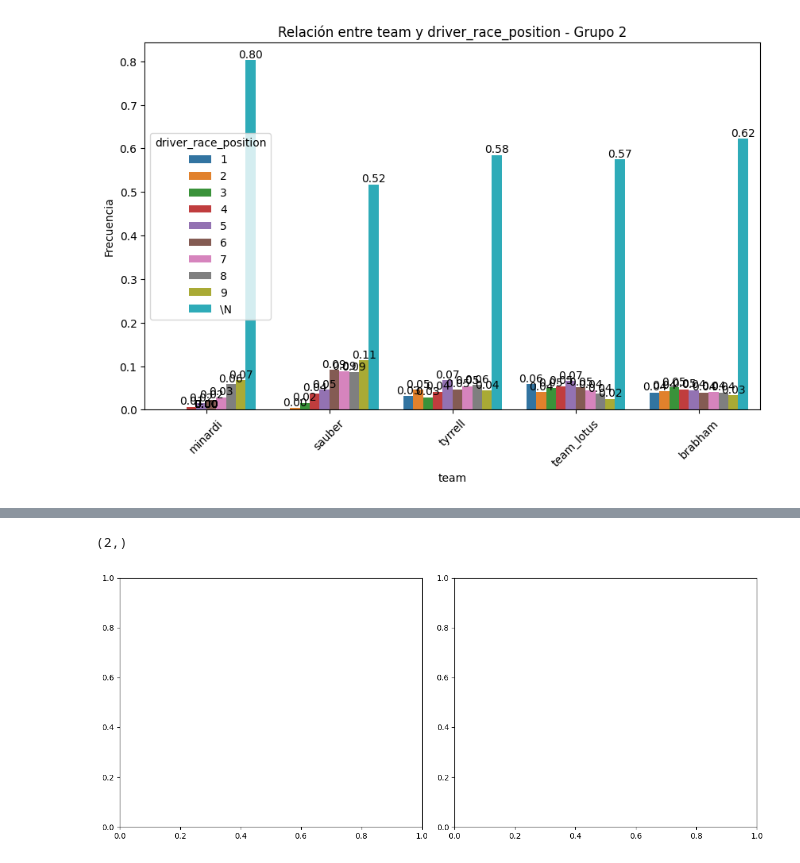
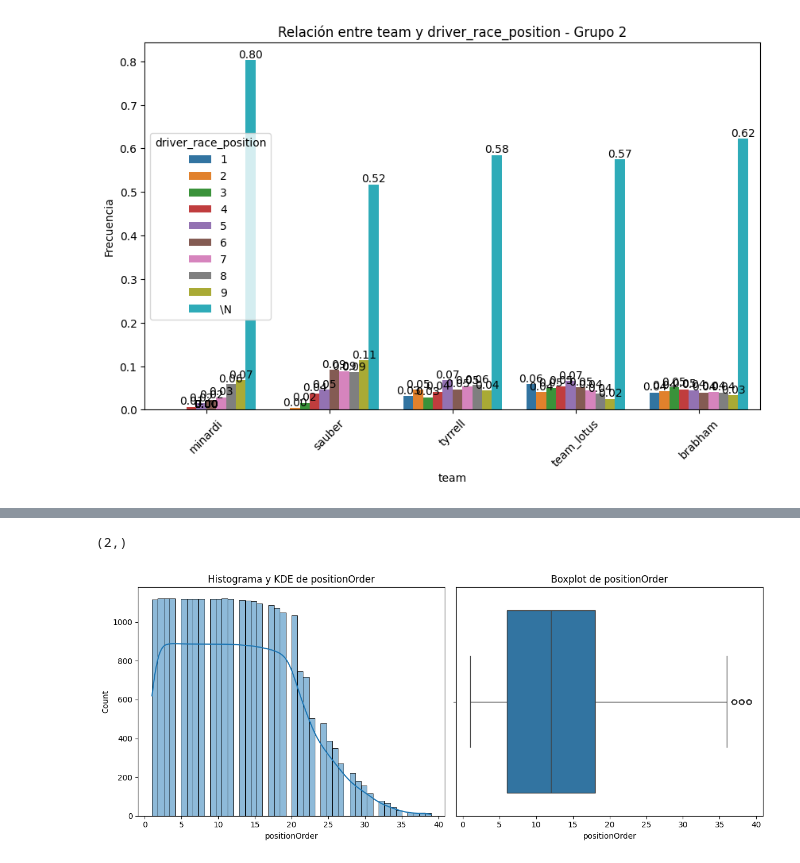
Before and after one commit to jacobo010/EDA_F1_Analysis, a Jupyter notebook: src/notebooks/segundo_notebook.ipynb, the cells around one changed output, grey strips where cells are left out. Drawn from its saved outputs; the diff is of its cells as text; code cells hidden in the pictures.

```diff
--- a/src/notebooks/segundo_notebook.ipynb
+++ b/src/notebooks/segundo_notebook.ipynb
@@ -350,5 +390,5 @@ Redbull también cuenta con el menor porcentaje de posiciones por debajo de la 9
 # %%
-plot_combined_graphs(df_combinado, ["driver_race_position"])
+plot_combined_graphs(df_combinado, ["positionOrder"])
 # %% [output]
 (2,)
-[figure, old version]
+[figure, new version]
```
Also changed, not shown: parts of 5 cells of this notebook.
